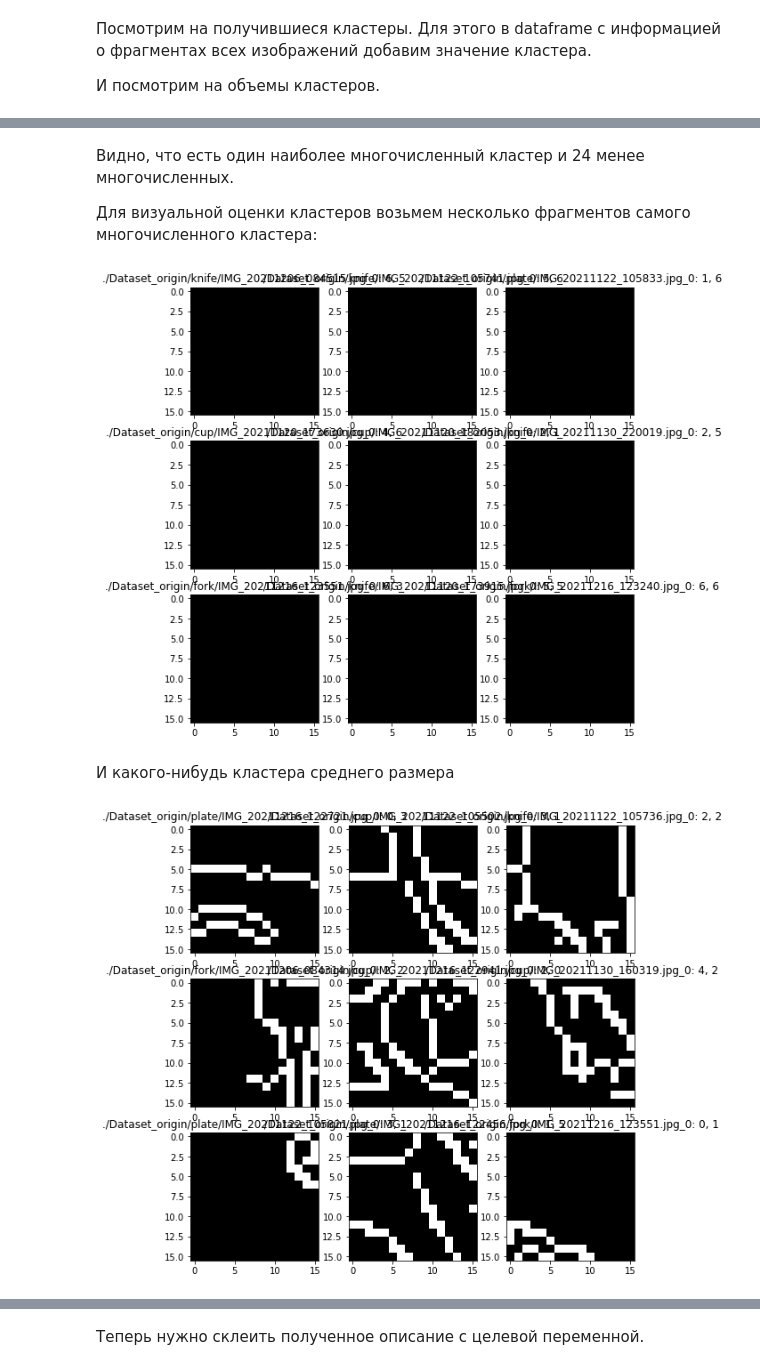
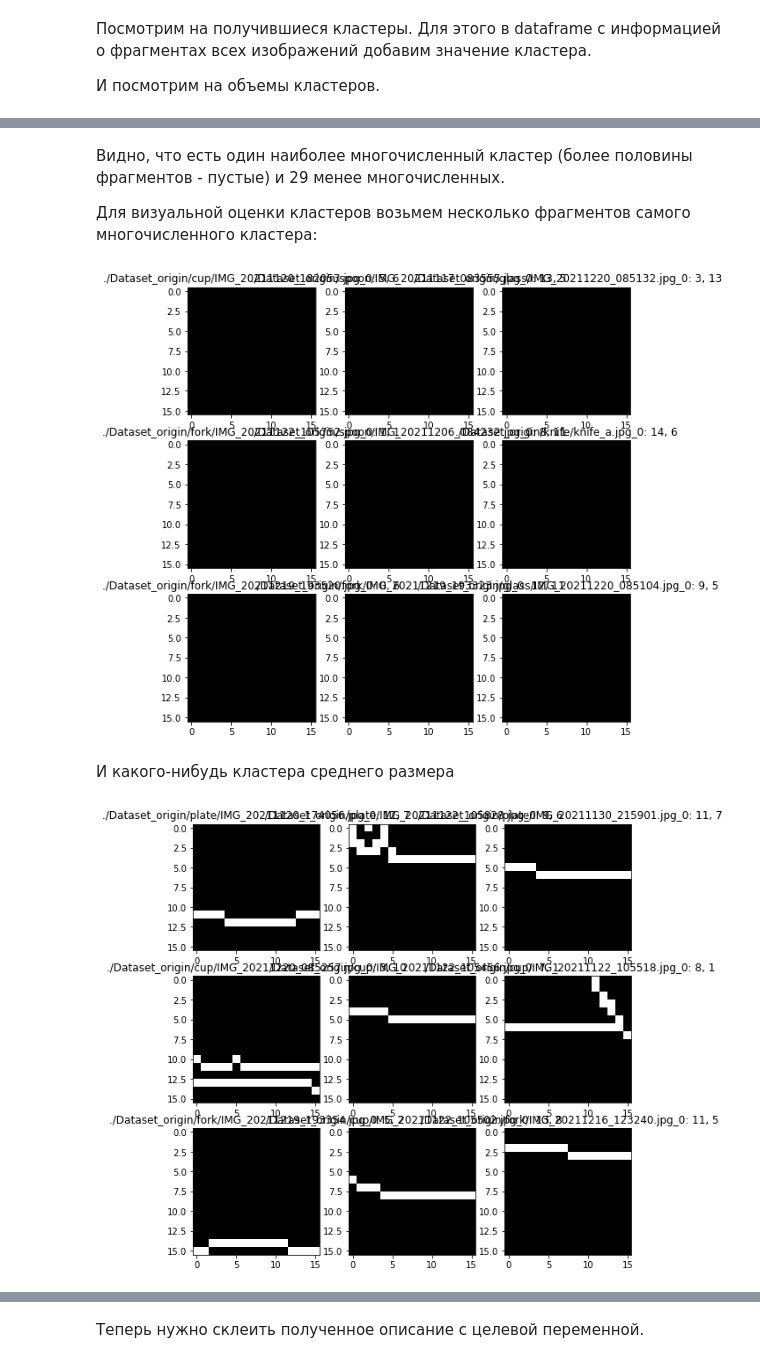
Before and after one commit to TFofanova-py/dish_classifier_NIS, a Jupyter notebook: Bag_of_words.ipynb, the cells around one changed output, grey strips where cells are left out. Cells and saved outputs as stored; diff of their text form; code cells hidden in the pictures.

```diff
--- a/Bag_of_words.ipynb
+++ b/Bag_of_words.ipynb
@@ -160,28 +177,28 @@ def augmentation(image_name, n_aug):
 # %%
 def get_frames(image, image_name):
-    # получает 49 векторов длины 9 из каждой картинки
+    # получает 225 векторов длины 9 из каждой картинки
     # и возвращает dataframe с этими векторами
 
-    # исходный размер изображения 64*64
-    win_size = (64, 64)
-    block_size = (16, 16) # (8, 8)
-    block_stride = (8, 8) # (4, 4)
-    cell_size = (16, 16) # (8, 8)
+    # исходный размер изображения 128*128
+    win_size = (128, 128)
+    block_size = (16, 16)
+    block_stride = (8, 8)
+    cell_size = (16, 16)
     n_bins = 9
 
     hog = cv2.HOGDescriptor(win_size, block_size, block_stride, cell_size, n_bins)
 
-    winStride = (8, 8) # (4, 4)
+    winStride = (8, 8)
     padding = (0, 0)
     hist = hog.compute(image, winStride, padding)
 
-    # количество ячеек 7 * 7, по 9 бинов в каждом = 441
-    # сделаем resize в матрицу 49*9, чтобы каждая ячейка (слово) описывалась отдельно
+    # количество ячеек 15 * 15, по 9 бинов в каждом = 2025
+    # сделаем resize в матрицу 225*9, чтобы каждая ячейка (слово) описывалась отдельно
 
-    data = np.reshape(hist, (49, 9)) # (225, 9))
+    data = np.reshape(hist, (225, 9))
     df = pd.DataFrame(data)
-    df["row"] = df.index % 7 # 15
-    df["col"] = df.index // 7 # 15
+    df["row"] = df.index % 15
+    df["col"] = df.index // 15
     df["name"] = image_name
 
     return df[["name", "row", "col", 0, 1, 2, 3, 4, 5, 6, 7, 8]]
@@ -271,10 +287,10 @@ train_frames_data["cluster"].value_counts()
 Name: cluster, dtype: int64
 # %% [markdown]
-Видно, что есть один наиболее многочисленный кластер и 24 менее многочисленных.
+Видно, что есть один наиболее многочисленный кластер (более половины фрагментов - пустые) и 29 менее многочисленных.
 
 Для визуальной оценки кластеров возьмем несколько фрагментов самого многочисленного кластера:
 # %%
-cluster = 1
+cluster = 0
 
 origin_mask = train_frames_data["name"].apply(lambda x: ".jpg_0" in x)
 not_aug_frames = train_frames_data[origin_mask]
@@ -293,27 +309,27 @@ for i in range(9):
     plt.imshow(frame_image(name[:-2], row, col), cmap='gray')
     plt.title(f"{name}: {row}, {col}")
 # %% [output]
-[figure, old version]
+[figure, new version]
 # %% [markdown]
 И какого-нибудь кластера среднего размера
 # %%
-cluster = 3
+cluster = 11
 
 sample = not_aug_frames[not_aug_frames["cluster"] == cluster].sample(n=9)
 sample.reset_index(drop=True, inplace=True)
 
 fig = plt.figure(figsize=(9, 9))
 
 for i in range(9):
     name = sample.loc[i, "name"]
     row = sample.loc[i, "row"]
     col = sample.loc[i, "col"]
 
     plt.subplot(3, 3, i + 1)
     plt.imshow(frame_image(name[:-2], row, col), cmap='gray')
     plt.title(f"{name}: {row}, {col}")
 # %% [output]
-[figure, old version]
+[figure, new version]
 # %% [markdown]
 ### Построение feature vector для изображений
 
```
Also changed, not shown: parts of 52 cells of this notebook.
